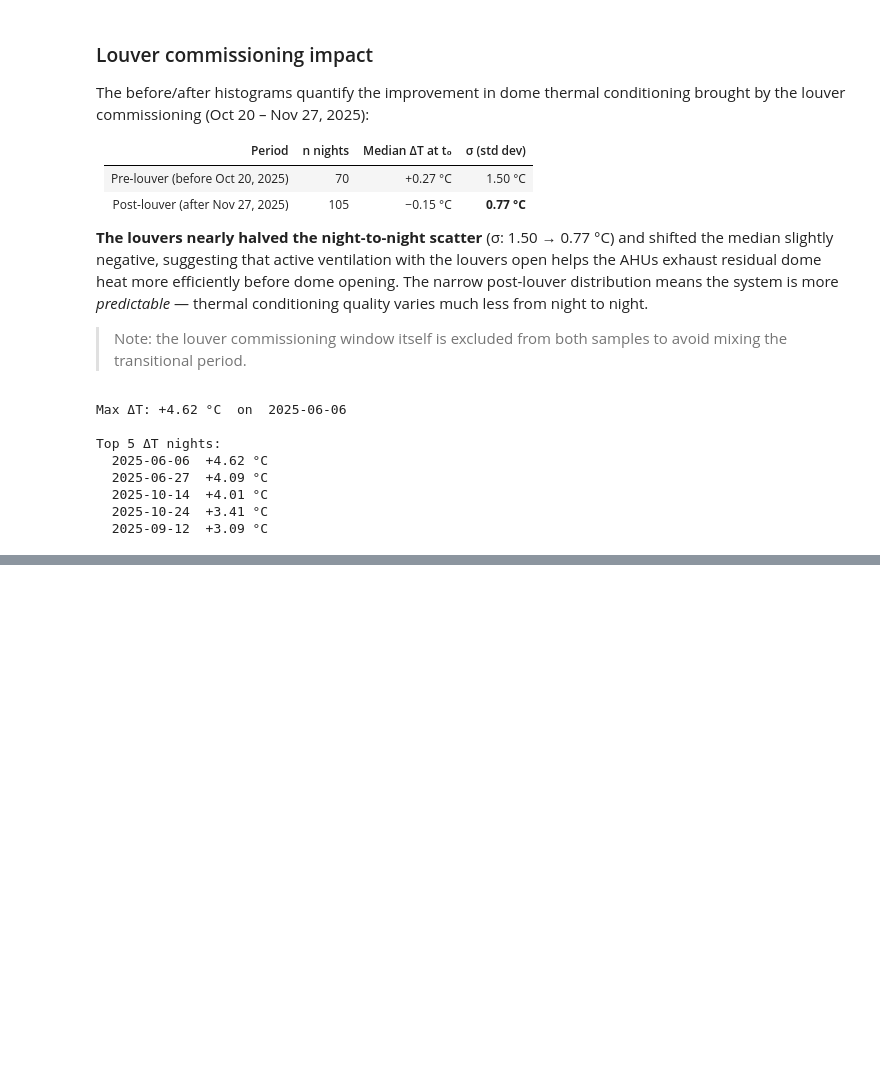
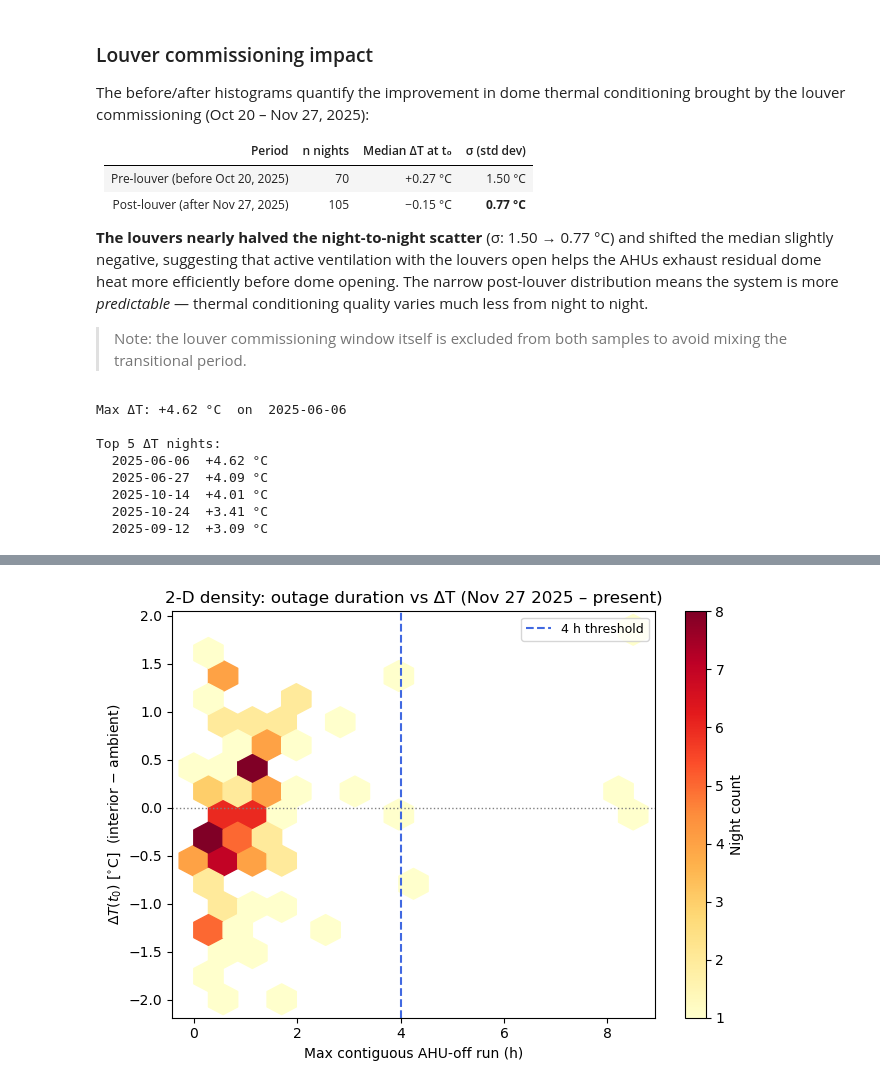
Before and after one commit to bstalder/notebooks, a Jupyter notebook: earlyoperations/HVAC_DaytimeThermalConditioning.ipynb, the cells around one changed output, grey strips where cells are left out. Cells and saved outputs as stored; diff of their text form; code cells hidden in the pictures; blank space fills up the shorter version.

```diff
--- a/earlyoperations/HVAC_DaytimeThermalConditioning.ipynb
+++ b/earlyoperations/HVAC_DaytimeThermalConditioning.ipynb
@@ -926,0 +1146,16 @@ Top 5 ΔT nights:
+# %%
+# ── Plot 3 — 2-D hexbin density ──────────────────────────────────────────────
+fig3, ax3 = plt.subplots(figsize=(7, 5))
+hb = ax3.hexbin(_df_p["outage_h"], _df_p["dT_at_t0"],
+                gridsize=15, cmap="YlOrRd", mincnt=1)
+cb = fig3.colorbar(hb, ax=ax3, label="Night count")
+ax3.axvline(4.0, color="royalblue", ls="--", lw=1.5, label="4 h threshold")
+ax3.axhline(0.0, color="gray",      ls=":",  lw=1)
+ax3.set_xlabel("Max contiguous AHU-off run (h)")
+ax3.set_ylabel(r"$\Delta T(t_0)\ \mathrm{[^{\circ}C]}$  (interior − ambient)")
+ax3.set_title("2-D density: outage duration vs ΔT (Nov 27 2025 – present)")
+ax3.legend(fontsize=9)
+fig3.tight_layout()
+plt.show()
+# %% [output]
+[figure, added]
```
Also changed, not shown: parts of 5 cells of this notebook, 1 other file.
